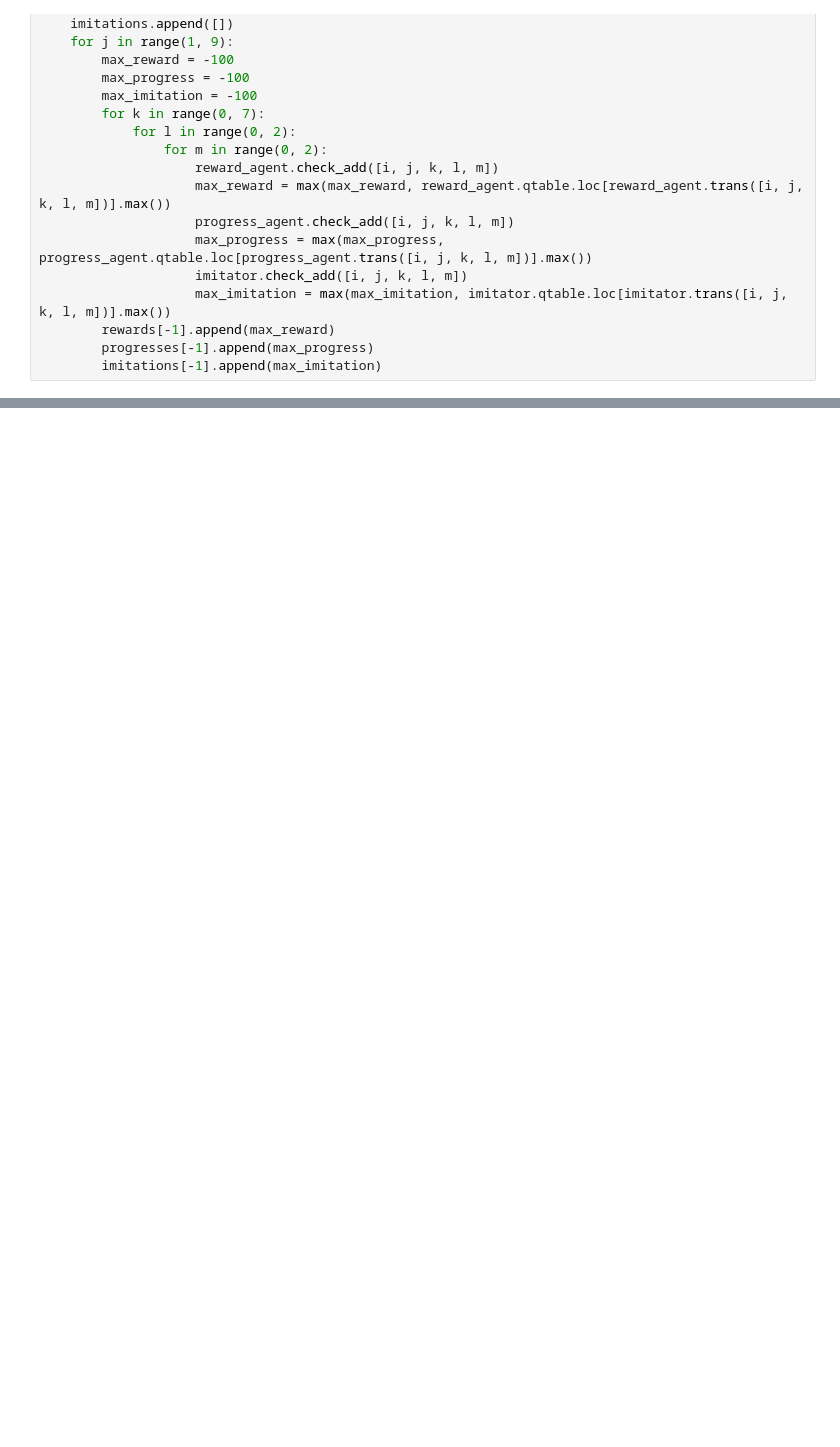
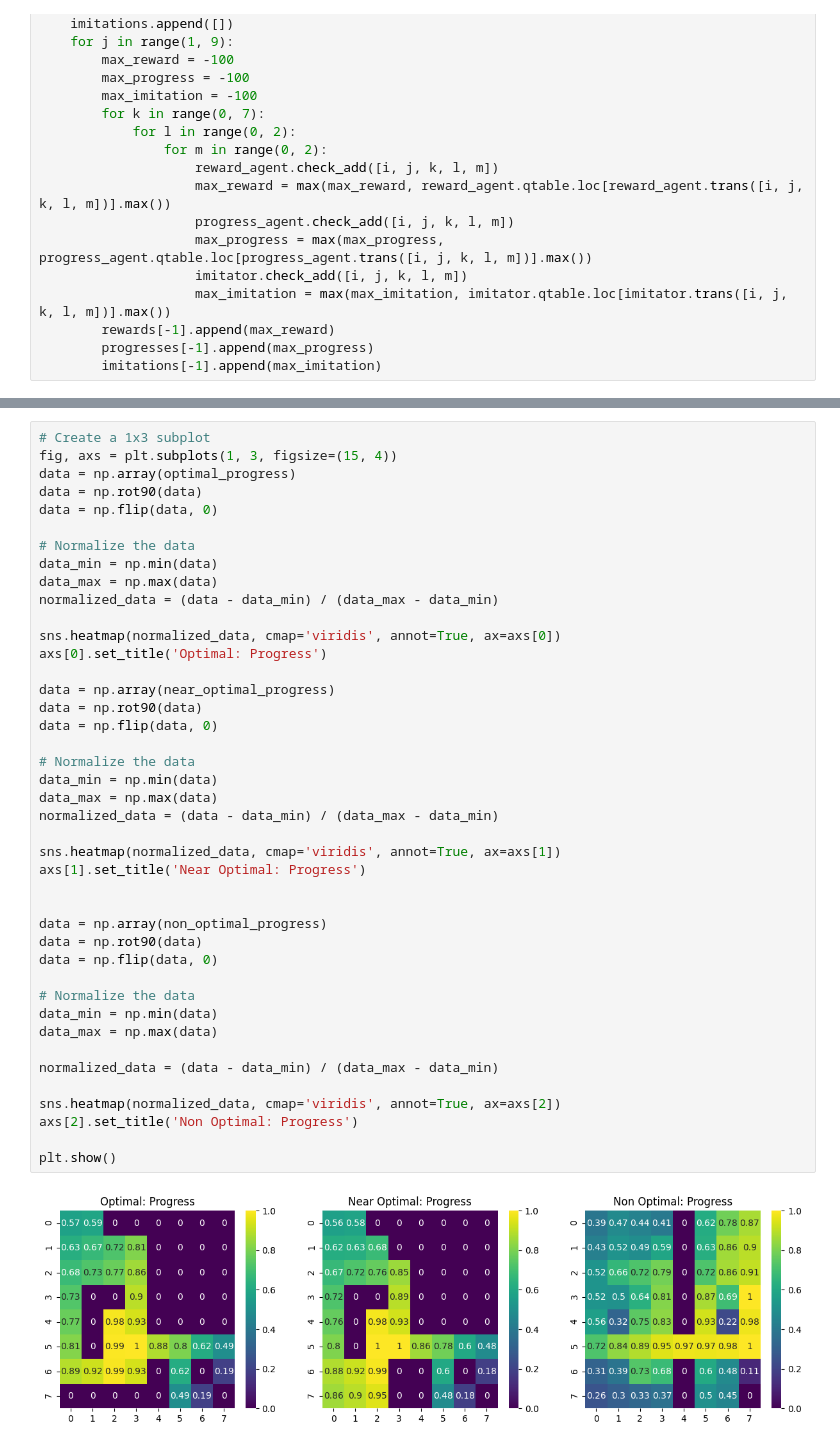
Before and after one commit to HangYu8123/Gridworld_test, a Jupyter notebook: plot_results.ipynb, the cells around one changed output, grey strips where cells are left out. Drawn from its saved outputs; the diff is of its cells as text; blank space fills up the shorter version.

```diff
--- a/plot_results.ipynb
+++ b/plot_results.ipynb
@@ -231,0 +362,44 @@ plt.show()
+# %%
+# Create a 1x3 subplot
+fig, axs = plt.subplots(1, 3, figsize=(15, 4))
+data = np.array(optimal_progress)
+data = np.rot90(data)
+data = np.flip(data, 0)
+
+# Normalize the data
+data_min = np.min(data)
+data_max = np.max(data)
+normalized_data = (data - data_min) / (data_max - data_min)
+
+sns.heatmap(normalized_data, cmap='viridis', annot=True, ax=axs[0])
+axs[0].set_title('Optimal: Progress')
+
+data = np.array(near_optimal_progress)
+data = np.rot90(data)
+data = np.flip(data, 0)
+
+# Normalize the data
+data_min = np.min(data)
+data_max = np.max(data)
+normalized_data = (data - data_min) / (data_max - data_min)
+
+sns.heatmap(normalized_data, cmap='viridis', annot=True, ax=axs[1])
+axs[1].set_title('Near Optimal: Progress')
+
+
+data = np.array(non_optimal_progress)
+data = np.rot90(data)
+data = np.flip(data, 0)
+
+# Normalize the data
+data_min = np.min(data)
+data_max = np.max(data)
+
+normalized_data = (data - data_min) / (data_max - data_min)
+
+sns.heatmap(normalized_data, cmap='viridis', annot=True, ax=axs[2])
+axs[2].set_title('Non Optimal: Progress')
+
+plt.show()
+# %% [output]
+[figure, added]
```
Also changed, not shown: parts of 10 cells of this notebook, 11 other files.
